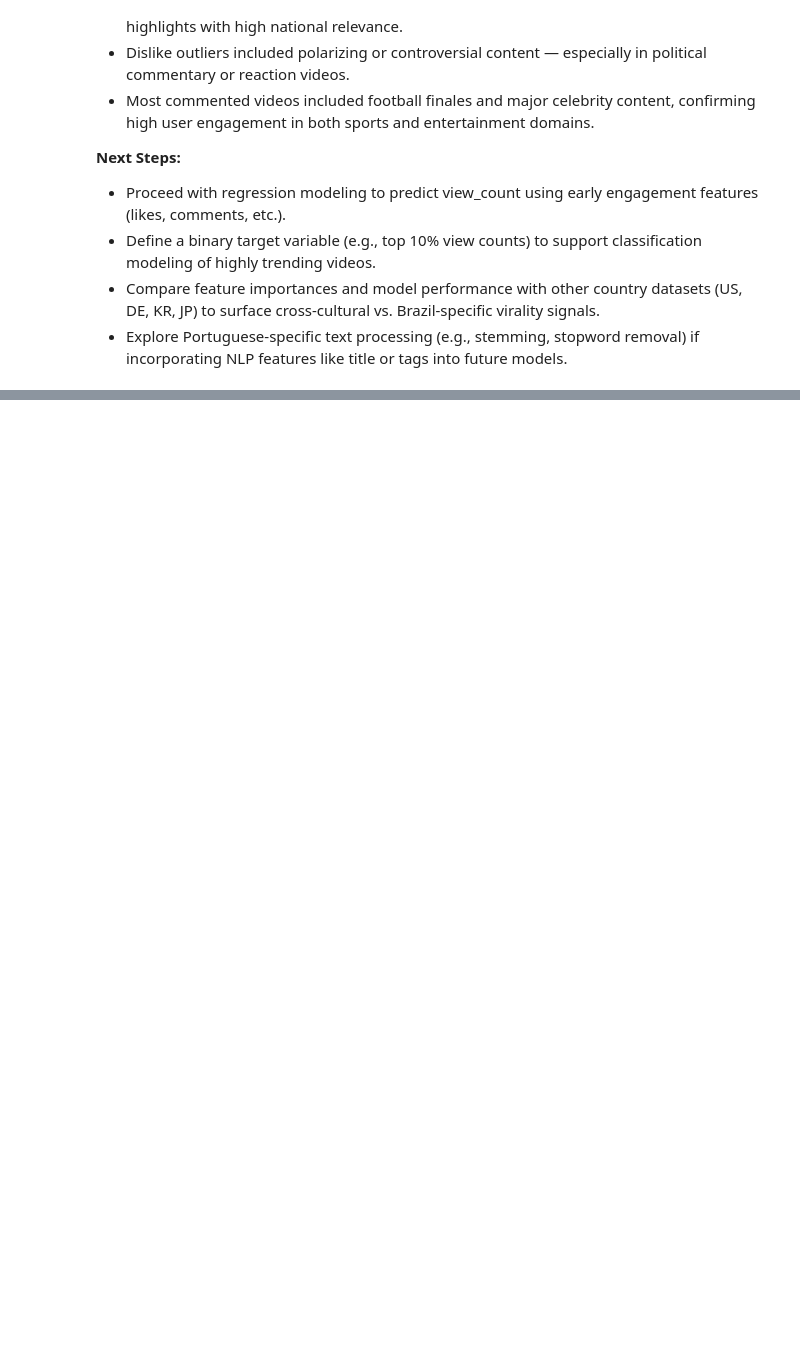
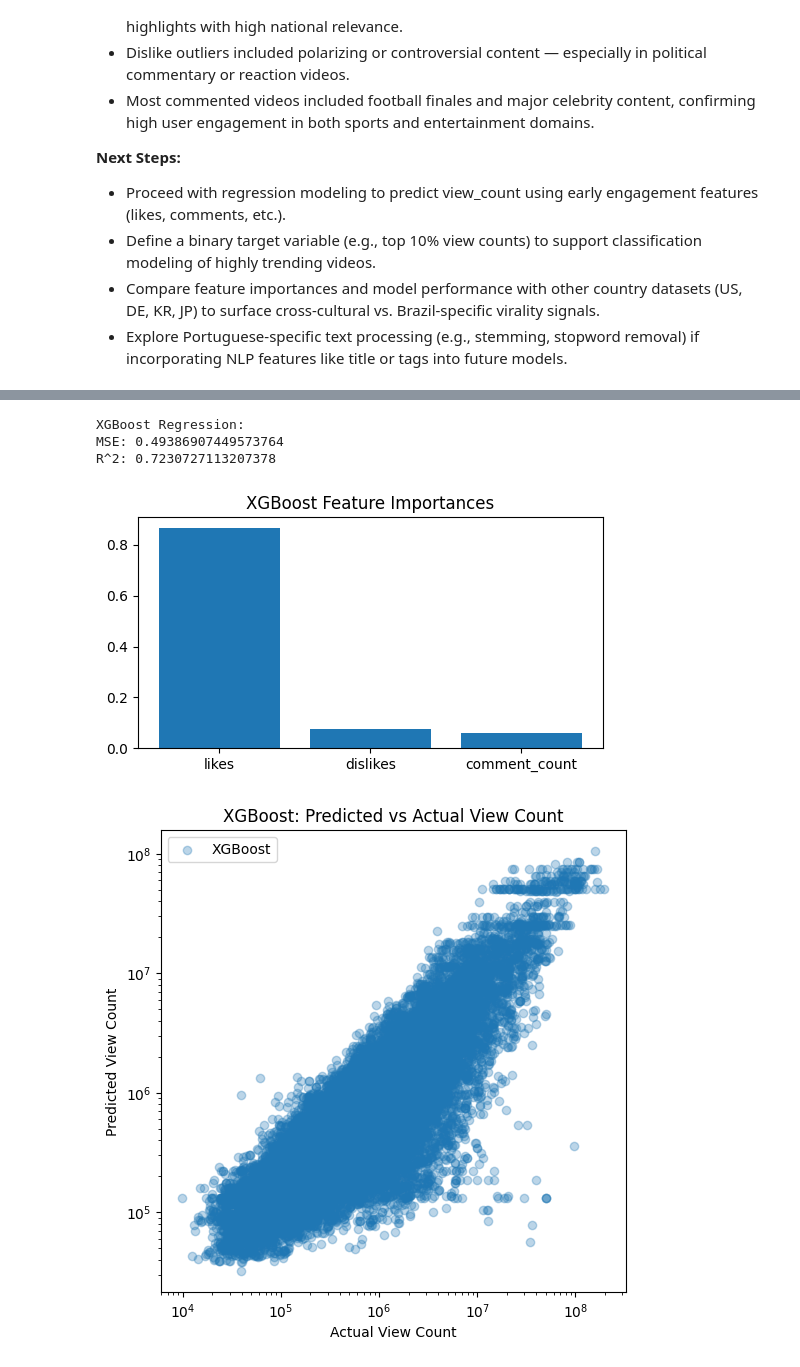
Before and after one commit to nancy1404/youtube-trending-analysis, a Jupyter notebook: notebooks/BR_Notebook.ipynb, the cells around one changed output, grey strips where cells are left out. Cells and saved outputs as stored; diff of their text form; code cells hidden in the pictures; blank space fills up the shorter version.

```diff
--- a/notebooks/BR_Notebook.ipynb
+++ b/notebooks/BR_Notebook.ipynb
@@ -357,0 +497,40 @@ Based on the EDA performed on the BR (Brazil) YouTube Trending dataset, here are
+# %%
+# XGBoost Regression for log-transformed view count
+from xgboost import XGBRegressor
+import matplotlib.pyplot as plt
+from sklearn.metrics import mean_squared_error, r2_score
+import numpy as np
+
+# Train XGBoost on the same data as previous models (X_train, y_train, etc.)
+xgb = XGBRegressor(n_estimators=100, max_depth=4, random_state=42, verbosity=0)
+xgb.fit(X_train, y_train)
+y_pred_xgb = xgb.predict(X_test)
+
+# Metrics
+print('XGBoost Regression:')
+print('MSE:', mean_squared_error(y_test, y_pred_xgb))
+print('R^2:', r2_score(y_test, y_pred_xgb))
+
+# Feature importances
+plt.figure(figsize=(6,3))
+importances = xgb.feature_importances_
+plt.bar(X_train.columns, importances)
+plt.title('XGBoost Feature Importances')
+plt.show()
+
+# Visualize predictions vs actuals (original scale)
+plt.figure(figsize=(6,6))
+plt.scatter(np.expm1(y_test), np.expm1(y_pred_xgb), alpha=0.3, label='XGBoost')
+plt.xlabel('Actual View Count')
+plt.ylabel('Predicted View Count')
+plt.legend()
+plt.title('XGBoost: Predicted vs Actual View Count')
+plt.xscale('log')
+plt.yscale('log')
+plt.show()
+# %% [output]
+XGBoost Regression:
+MSE: 0.49386907449573764
+R^2: 0.7230727113207378
+[figure, added]
+[figure, added]
```
Also changed, not shown: parts of 7 cells of this notebook.
